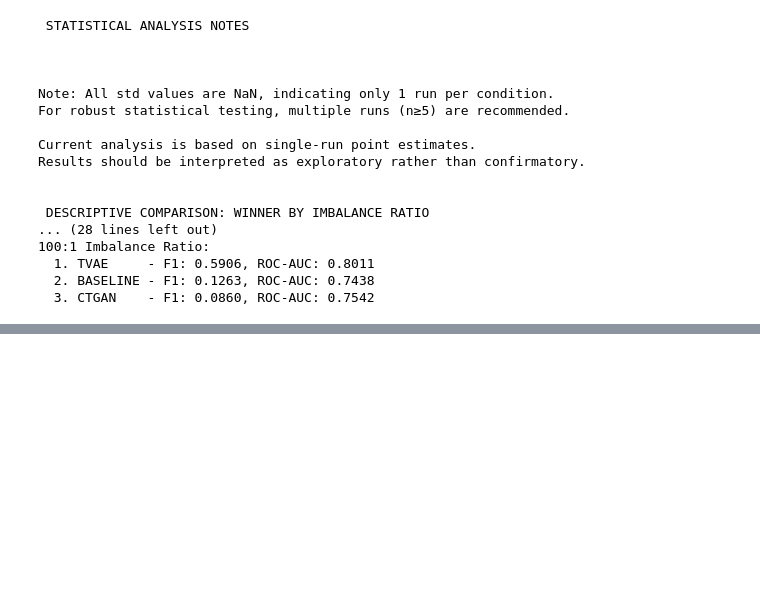
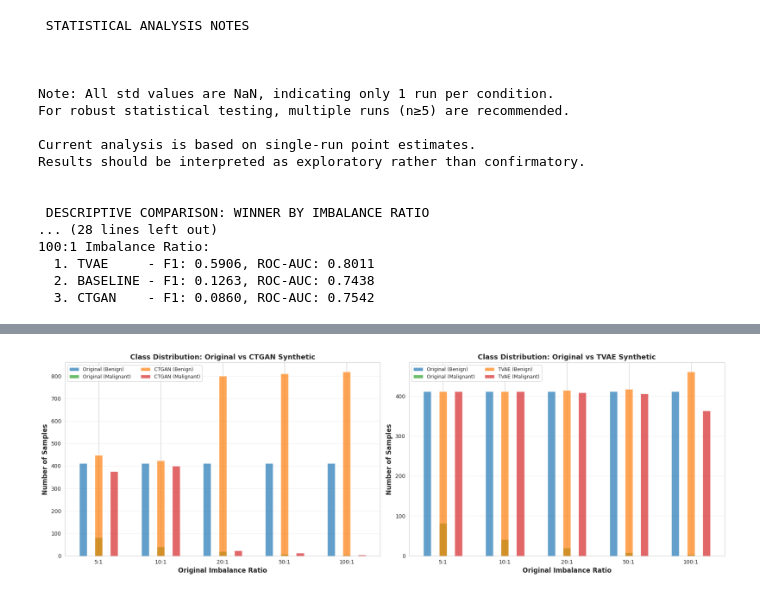
Before and after one commit to Adriano-7/imbalanced-data-synthesis-quality, a Jupyter notebook: notebooks/02_results_analysis.ipynb, the cells around one changed output, grey strips where cells are left out. Cells and saved outputs as stored; diff of their text form; code cells hidden in the pictures; blank space fills up the shorter version.

Commit message:
Added plots to see the difference on imbalance ratios

```diff
--- a/notebooks/02_results_analysis.ipynb
+++ b/notebooks/02_results_analysis.ipynb
@@ -555,0 +657,58 @@ Results should be interpreted as exploratory rather than confirmatory.
+# %%
+fig, axes = plt.subplots(1, 2, figsize=(18, 6))
+
+original_irs = sorted([int(x) for x in ir_comparison_df['original_ir'].unique()])
+
+# Plot 1: Class distribution comparison - CTGAN
+ax = axes[0]
+x_pos = np.arange(len(original_irs))
+width = 0.25
+
+for idx, generator in enumerate(['none', 'ctgan']):
+    gen_data = ir_comparison_df[ir_comparison_df['generator'] == generator]
+    gen_data = gen_data.sort_values('original_ir', key=lambda x: x.astype(int))
+
+    label = 'Original' if generator == 'none' else generator.upper()
+    offset = -width/2 if generator == 'none' else width/2
+
+    ax.bar(x_pos + offset - width/2, gen_data['n_majority'], width/2,
+           alpha=0.7, label=f'{label} (Benign)', color='C0' if generator == 'none' else 'C1')
+
+    ax.bar(x_pos + offset + width/2, gen_data['n_minority'], width/2,
+           alpha=0.7, label=f'{label} (Malignant)', color='C2' if generator == 'none' else 'C3')
+
+ax.set_xlabel('Original Imbalance Ratio', fontsize=12, fontweight='bold')
+ax.set_ylabel('Number of Samples', fontsize=12, fontweight='bold')
+ax.set_title('Class Distribution: Original vs CTGAN Synthetic', fontsize=13, fontweight='bold')
+ax.set_xticks(x_pos)
+ax.set_xticklabels([f'{ir}:1' for ir in original_irs])
+ax.legend(fontsize=9, ncol=2)
+ax.grid(axis='y', alpha=0.3)
+
+# Plot 2: Class distribution comparison - TVAE
+ax = axes[1]
+for idx, generator in enumerate(['none', 'tvae']):
+    gen_data = ir_comparison_df[ir_comparison_df['generator'] == generator]
+    gen_data = gen_data.sort_values('original_ir', key=lambda x: x.astype(int))
+
+    label = 'Original' if generator == 'none' else generator.upper()
+    offset = -width/2 if generator == 'none' else width/2
+
+    ax.bar(x_pos + offset - width/2, gen_data['n_majority'], width/2,
+           alpha=0.7, label=f'{label} (Benign)', color='C0' if generator == 'none' else 'C1')
+    ax.bar(x_pos + offset + width/2, gen_data['n_minority'], width/2,
+           alpha=0.7, label=f'{label} (Malignant)', color='C2' if generator == 'none' else 'C3')
+
+ax.set_xlabel('Original Imbalance Ratio', fontsize=12, fontweight='bold')
+ax.set_ylabel('Number of Samples', fontsize=12, fontweight='bold')
+ax.set_title('Class Distribution: Original vs TVAE Synthetic', fontsize=13, fontweight='bold')
+ax.set_xticks(x_pos)
+ax.set_xticklabels([f'{ir}:1' for ir in original_irs])
+ax.legend(fontsize=9, ncol=2)
+ax.grid(axis='y', alpha=0.3)
+
+plt.tight_layout()
+plt.savefig(FIGURES_PATH / 'class_distribution_comparison.png', dpi=300, bbox_inches='tight')
+plt.show()
+# %% [output]
+[figure, added]
```
Also changed, not shown: parts of 7 cells of this notebook, 2 other files.
